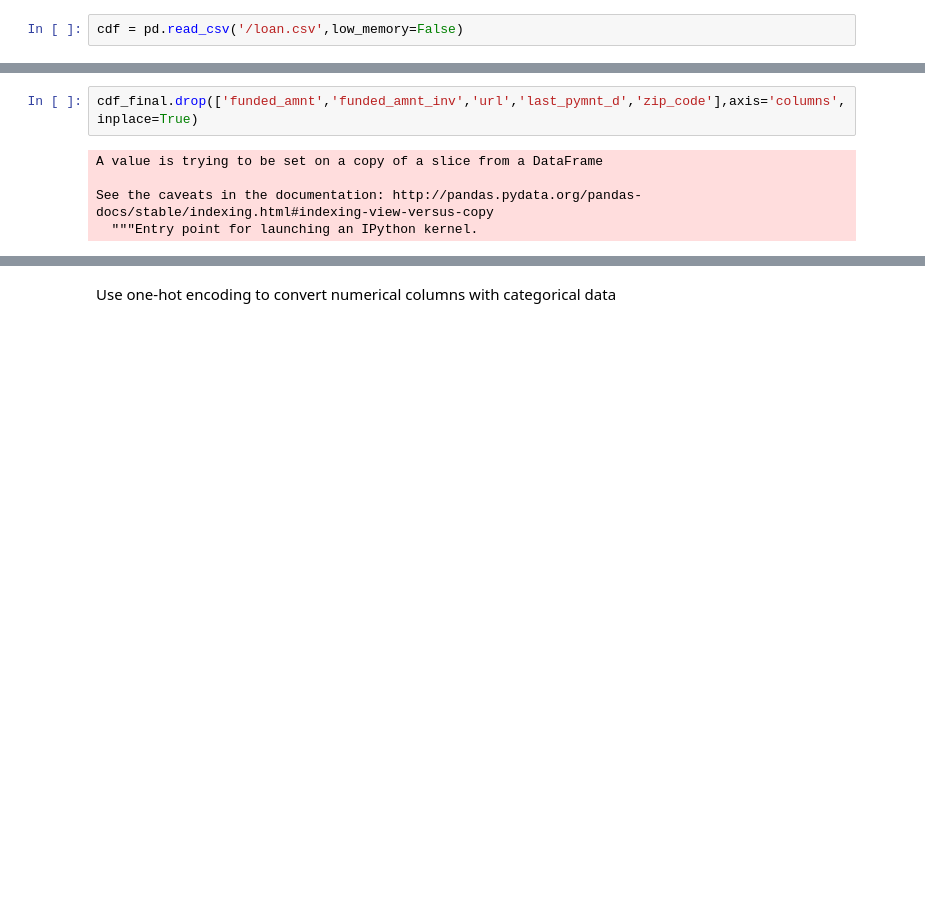
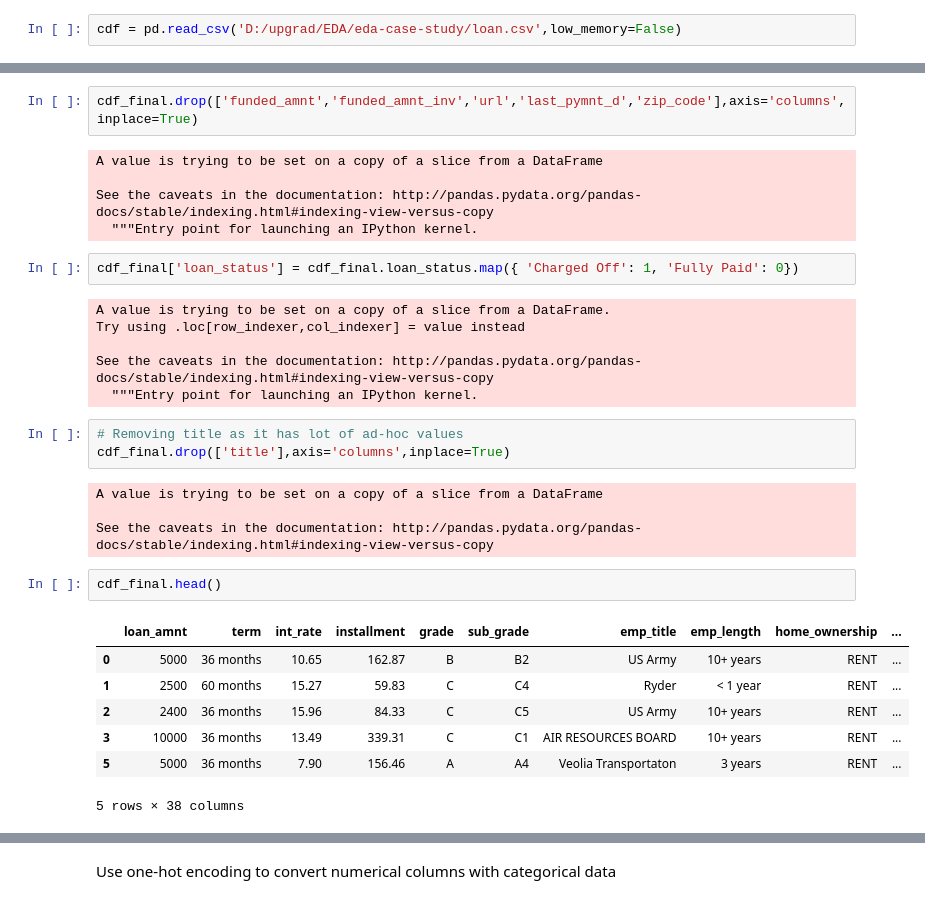
Before and after one commit to aryancodify/ai_in_fintech, a Jupyter notebook: LoanDefaulters.ipynb, the cells around one changed output, grey strips where cells are left out. Drawn from its saved outputs; the diff is of its cells as text; blank space fills up the shorter version.

```diff
--- a/LoanDefaulters.ipynb
+++ b/LoanDefaulters.ipynb
@@ -157,5 +5,5 @@ TypeError: confusion_matrix() missing 1 required positional argument: 'data'
 # %%
-cdf = pd.read_csv('/loan.csv',low_memory=False)
+cdf = pd.read_csv('D:/upgrad/EDA/eda-case-study/loan.csv',low_memory=False)
 # %%
 cdf.dropna(axis='columns',how='all',inplace=True)
 # %%
@@ -212,3 +62,28 @@ A value is trying to be set on a copy of a slice from a DataFrame
 
 See the caveats in the documentation: http://pandas.pydata.org/pandas-docs/stable/indexing.html#indexing-view-versus-copy
   """Entry point for launching an IPython kernel.
+# %%
+cdf_final['loan_status'] = cdf_final.loan_status.map({ 'Charged Off': 1, 'Fully Paid': 0})
+# %% [output]
+A value is trying to be set on a copy of a slice from a DataFrame.
+Try using .loc[row_indexer,col_indexer] = value instead
+
+See the caveats in the documentation: http://pandas.pydata.org/pandas-docs/stable/indexing.html#indexing-view-versus-copy
+  """Entry point for launching an IPython kernel.
+# %%
+# Removing title as it has lot of ad-hoc values
+cdf_final.drop(['title'],axis='columns',inplace=True)
+# %% [output]
+A value is trying to be set on a copy of a slice from a DataFrame
+
+See the caveats in the documentation: http://pandas.pydata.org/pandas-docs/stable/indexing.html#indexing-view-versus-copy
+# %%
+cdf_final.head()
+# %% [output]
+|  | loan_amnt | term | int_rate | installment | grade | sub_grade | emp_title | emp_length | home_ownership | ... |
+| 0 | 5000 | 36 months | 10.65 | 162.87 | B | B2 | US Army | 10+ years | RENT | ... |
+| 1 | 2500 | 60 months | 15.27 | 59.83 | C | C4 | Ryder | < 1 year | RENT | ... |
+| 2 | 2400 | 36 months | 15.96 | 84.33 | C | C5 | US Army | 10+ years | RENT | ... |
+| 3 | 10000 | 36 months | 13.49 | 339.31 | C | C1 | AIR RESOURCES BOARD | 10+ years | RENT | ... |
+| 5 | 5000 | 36 months | 7.90 | 156.46 | A | A4 | Veolia Transportaton | 3 years | RENT | ... |
+5 rows × 38 columns
```
Also changed, not shown: parts of 58 cells of this notebook.
